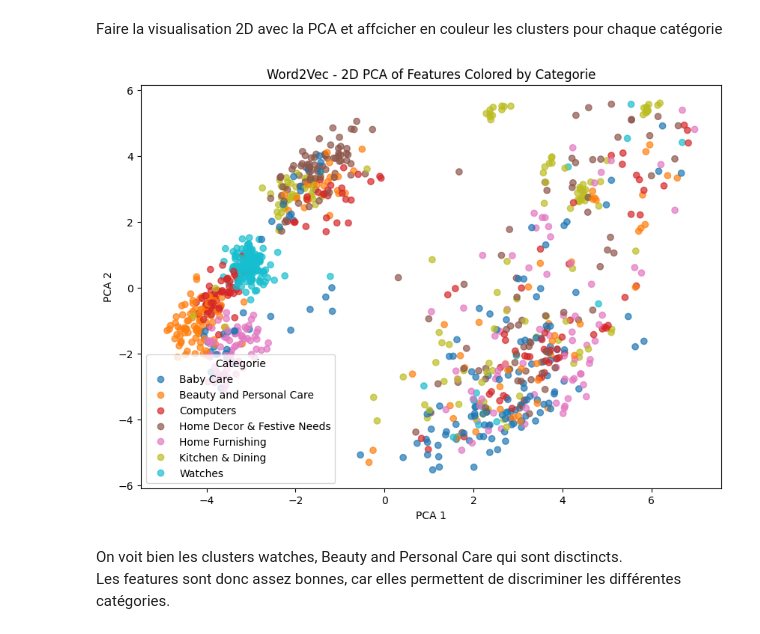
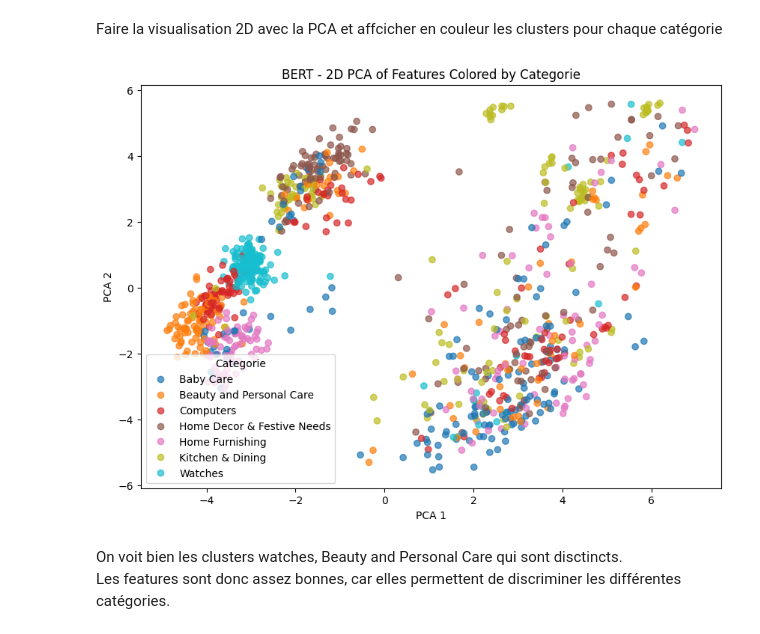
Before and after one commit to JeanProjets/Projet_6, a Jupyter notebook: Projet_6_feature_text.ipynb, the cells around one changed output. Drawn from its saved outputs; the diff is of its cells as text; code cells hidden in the pictures.

```diff
--- a/Projet_6_feature_text.ipynb
+++ b/Projet_6_feature_text.ipynb
@@ -615,33 +616,33 @@ Faire la visualisation 2D avec la PCA et affcicher en couleur les clusters pour
 # %%
 # Suppose X is your (1050, 100) features array
 
 # df['categorie'] contains your categories
 
 # Encode categories as integers for coloring
 
 le = LabelEncoder()
 labels = le.fit_transform(df['categorie'])
 
 # Fit PCA to reduce to 2 dimensions
 
 pca = PCA(n_components=2)
 X_pca = pca.fit_transform(bert_features)
 
 # Plot
 
 plt.figure(figsize=(10, 7))
 scatter = plt.scatter(X_pca[:, 0], X_pca[:, 1], c=labels, cmap='tab10', alpha=0.7)
 
 # Add legend with category names
 
 handles, _ = scatter.legend_elements()
 plt.legend(handles, le.classes_, title="Categorie")
 plt.xlabel("PCA 1")
 plt.ylabel("PCA 2")
-plt.title("Word2Vec - 2D PCA of Features Colored by Categorie")
+plt.title("BERT - 2D PCA of Features Colored by Categorie")
 plt.show()
 # %% [output]
-[figure, old version]
+[figure, new version]
 # %% [markdown]
 On voit bien les clusters watches, Beauty and Personal Care qui sont disctincts.
 Les features sont donc assez bonnes, car elles permettent de discriminer les différentes catégories.
```
Also changed, not shown: parts of 21 cells of this notebook, 5 other files.
